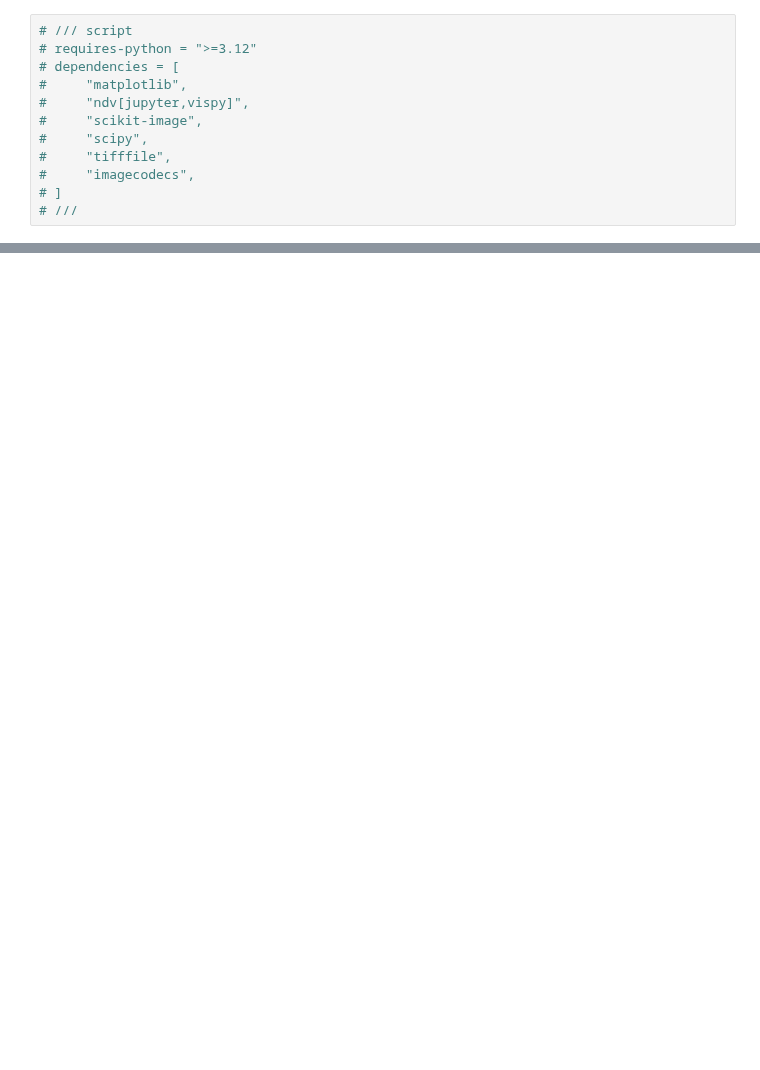
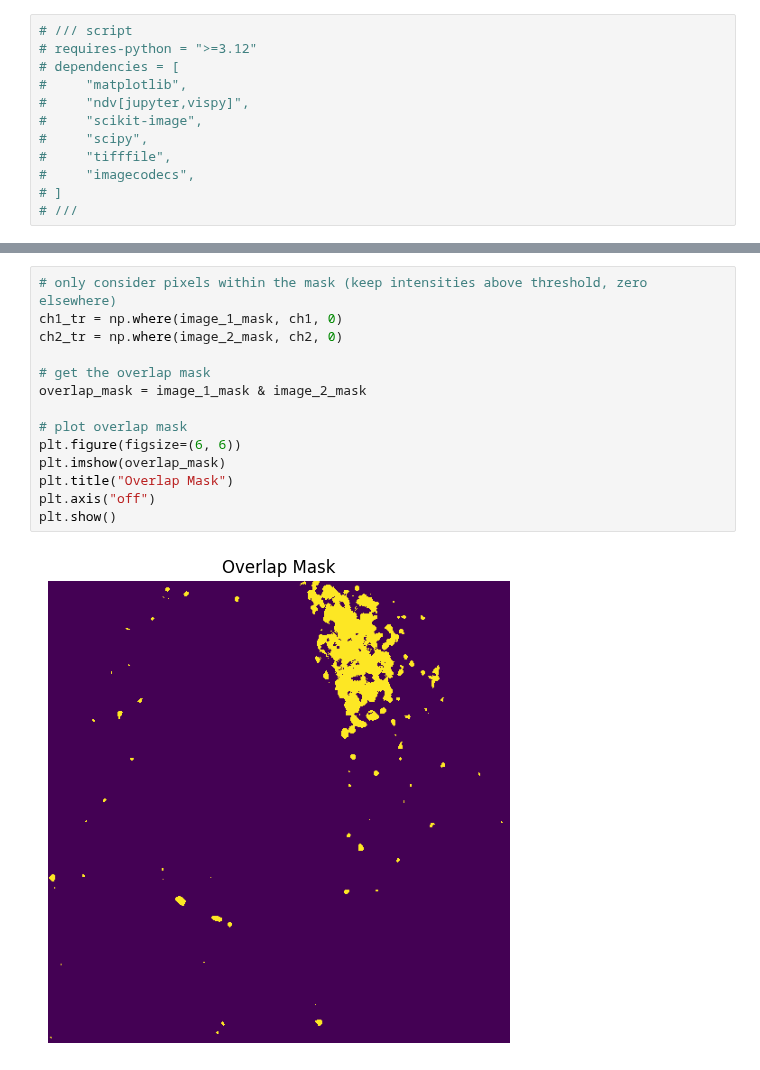
Before and after one commit to fdrgsp/bobiac, a Jupyter notebook: content/08_colocalization/pixel_intensity_based_colocalization.ipynb, the cells around one changed output, grey strips where cells are left out. Drawn from its saved outputs; the diff is of its cells as text; blank space fills up the shorter version.

```diff
--- a/content/08_colocalization/pixel_intensity_based_colocalization.ipynb
+++ b/content/08_colocalization/pixel_intensity_based_colocalization.ipynb
@@ -107,0 +112,16 @@
+# %%
+# only consider pixels within the mask (keep intensities above threshold, zero elsewhere)
+ch1_tr = np.where(image_1_mask, ch1, 0)
+ch2_tr = np.where(image_2_mask, ch2, 0)
+
+# get the overlap mask
+overlap_mask = image_1_mask & image_2_mask
+
+# plot overlap mask
+plt.figure(figsize=(6, 6))
+plt.imshow(overlap_mask)
+plt.title("Overlap Mask")
+plt.axis("off")
+plt.show()
+# %% [output]
+[figure, added]
```
Also changed, not shown: parts of 13 cells of this notebook, 3 other files.
